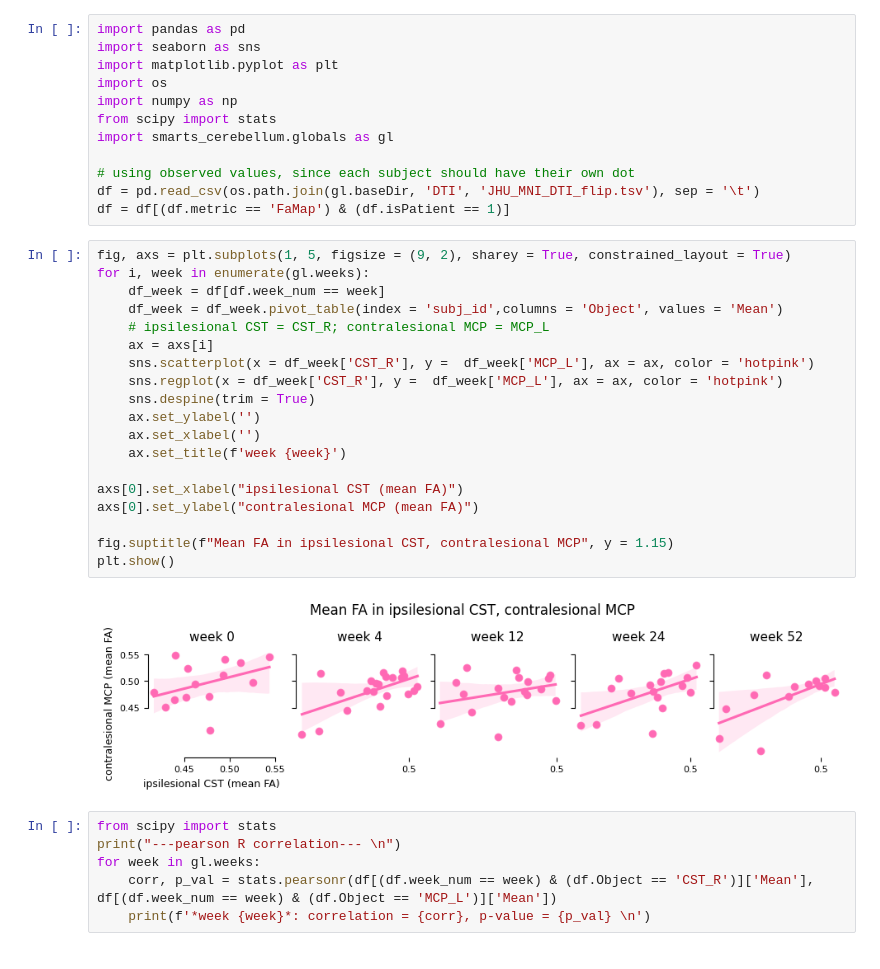
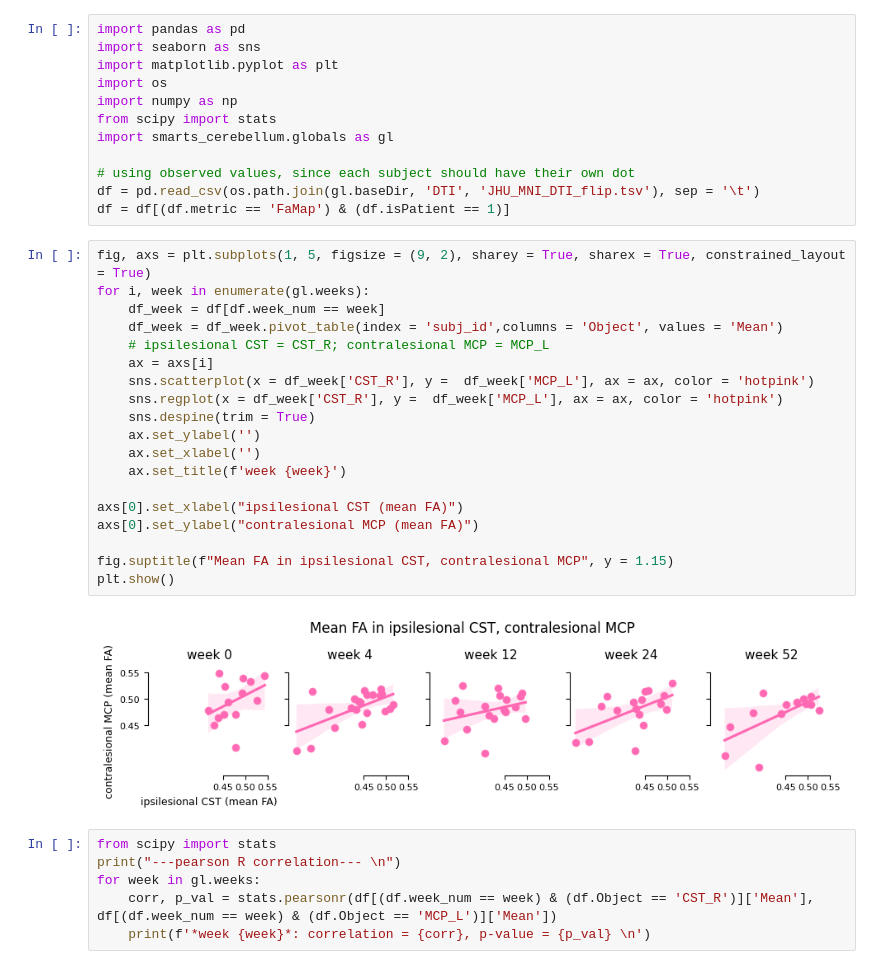
Before and after one commit to medhakp/smarts_cerebellum, a Jupyter notebook: notebooks/CST_MCP_regression.ipynb, the cells around one changed output. Cells and saved outputs as stored; diff of their text form.

```diff
--- a/notebooks/CST_MCP_regression.ipynb
+++ b/notebooks/CST_MCP_regression.ipynb
@@ -11,26 +11,26 @@ import smarts_cerebellum.globals as gl
 df = pd.read_csv(os.path.join(gl.baseDir, 'DTI', 'JHU_MNI_DTI_flip.tsv'), sep = '\t')
 df = df[(df.metric == 'FaMap') & (df.isPatient == 1)]
 # %%
-fig, axs = plt.subplots(1, 5, figsize = (9, 2), sharey = True, constrained_layout = True)
+fig, axs = plt.subplots(1, 5, figsize = (9, 2), sharey = True, sharex = True, constrained_layout = True)
 for i, week in enumerate(gl.weeks):
     df_week = df[df.week_num == week]
     df_week = df_week.pivot_table(index = 'subj_id',columns = 'Object', values = 'Mean')
     # ipsilesional CST = CST_R; contralesional MCP = MCP_L
     ax = axs[i]
     sns.scatterplot(x = df_week['CST_R'], y =  df_week['MCP_L'], ax = ax, color = 'hotpink')
     sns.regplot(x = df_week['CST_R'], y =  df_week['MCP_L'], ax = ax, color = 'hotpink')
     sns.despine(trim = True)
     ax.set_ylabel('')
     ax.set_xlabel('')
     ax.set_title(f'week {week}')
 
 axs[0].set_xlabel("ipsilesional CST (mean FA)")
 axs[0].set_ylabel("contralesional MCP (mean FA)")
 
 fig.suptitle(f"Mean FA in ipsilesional CST, contralesional MCP", y = 1.15)
 plt.show()
 # %% [output]
-[figure, old version]
+[figure, new version]
 # %%
 from scipy import stats
 print("---pearson R correlation--- \n")
```
